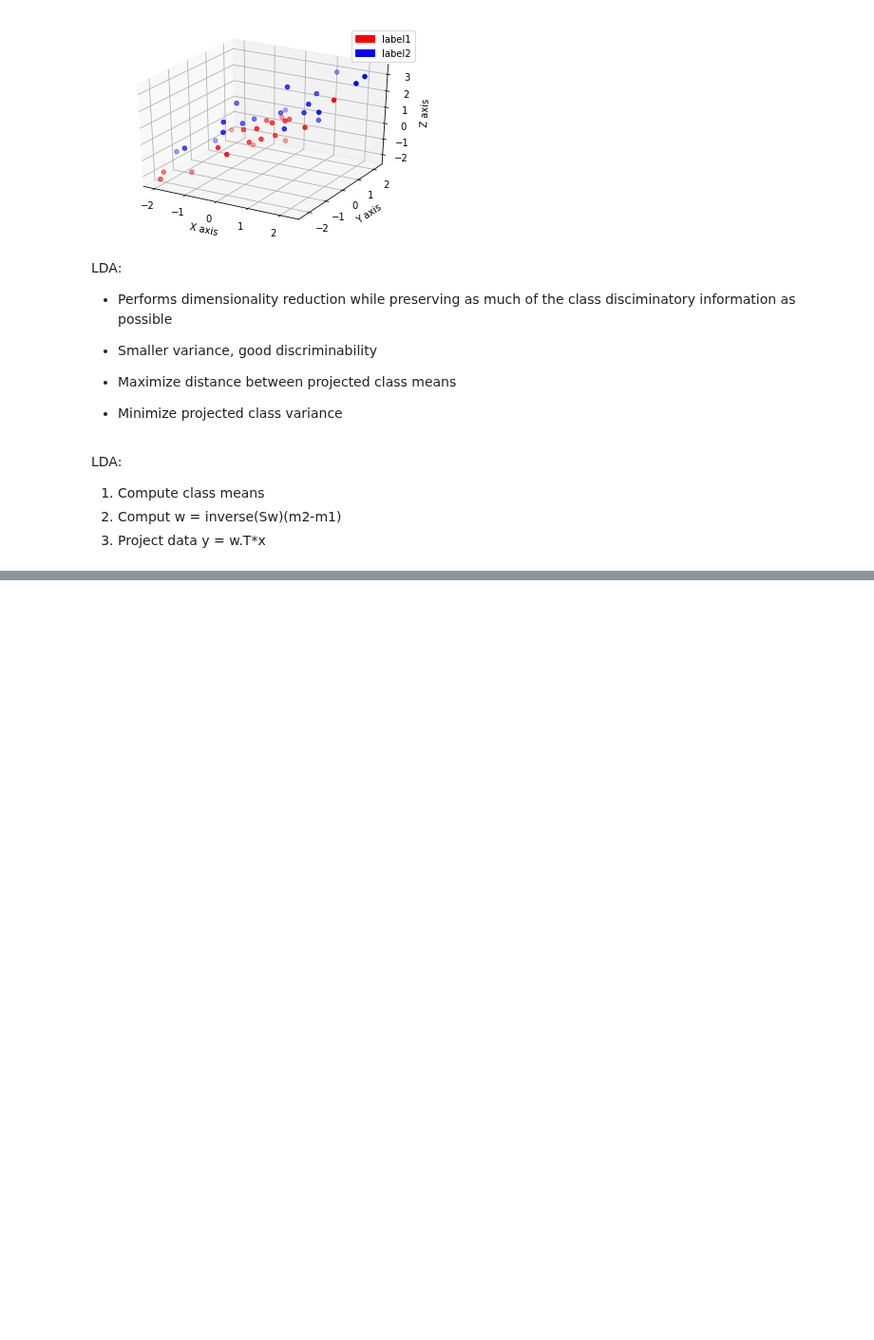
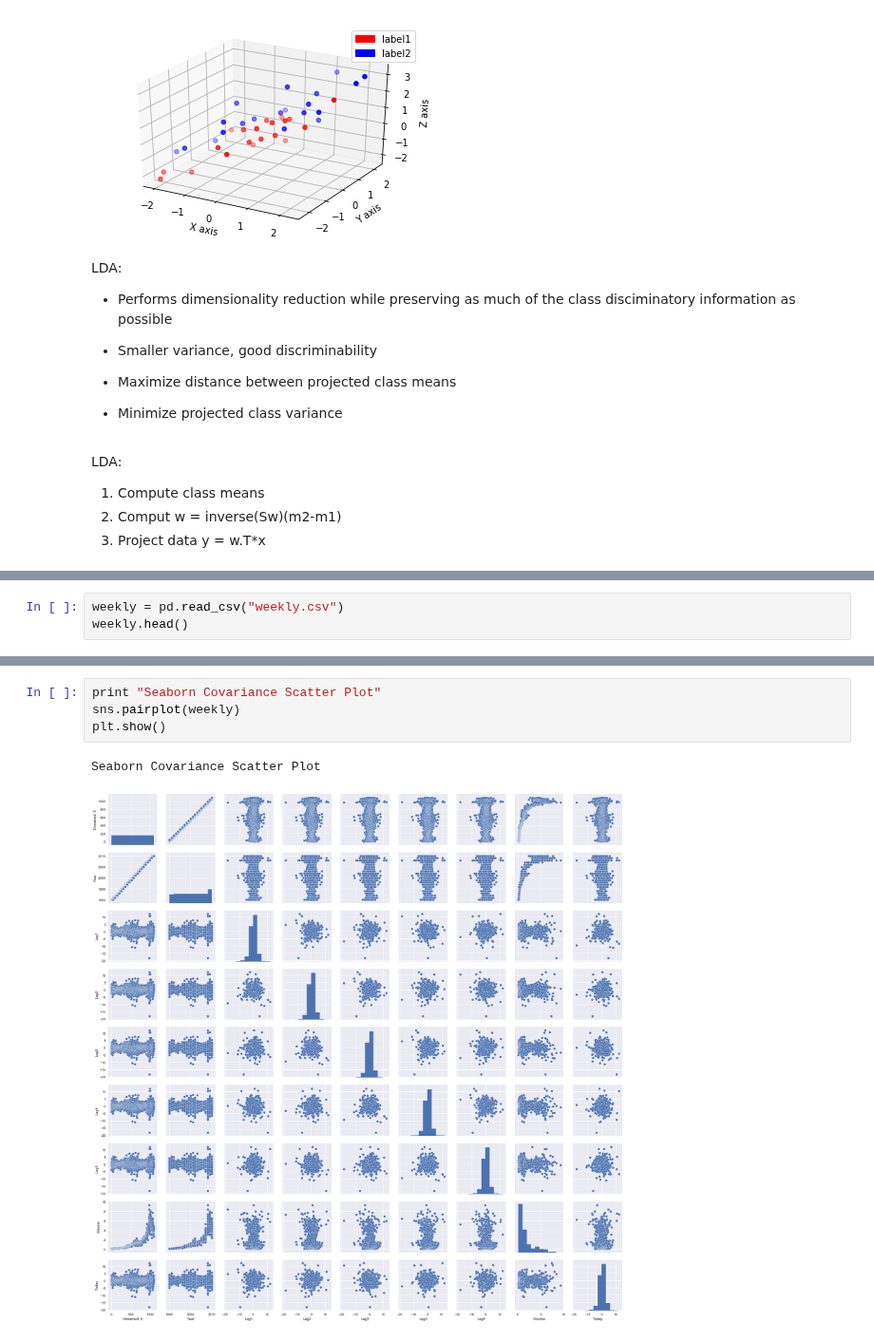
Before and after one commit to Ada520/DSLab, a Jupyter notebook: Lab5/rachelLab5.ipynb, the cells around one changed output, grey strips where cells are left out. Shown at 95% size. Cells and saved outputs as stored; diff of their text form; blank space fills up the shorter version.

```diff
--- a/Lab5/rachelLab5.ipynb
+++ b/Lab5/rachelLab5.ipynb
@@ -116,0 +138,3 @@ plt.plot(lda_[20:], 20 * [1], "o", color="blue")
+# %%
+weekly = pd.read_csv("weekly.csv")
+weekly.head()
@@ -116,0 +169,7 @@ plt.plot(lda_[20:], 20 * [1], "o", color="blue")
+# %%
+print "Seaborn Covariance Scatter Plot"
+sns.pairplot(weekly)
+plt.show()
+# %% [output]
+Seaborn Covariance Scatter Plot
+[figure, added]
```
Also changed, not shown: parts of 49 cells of this notebook.
